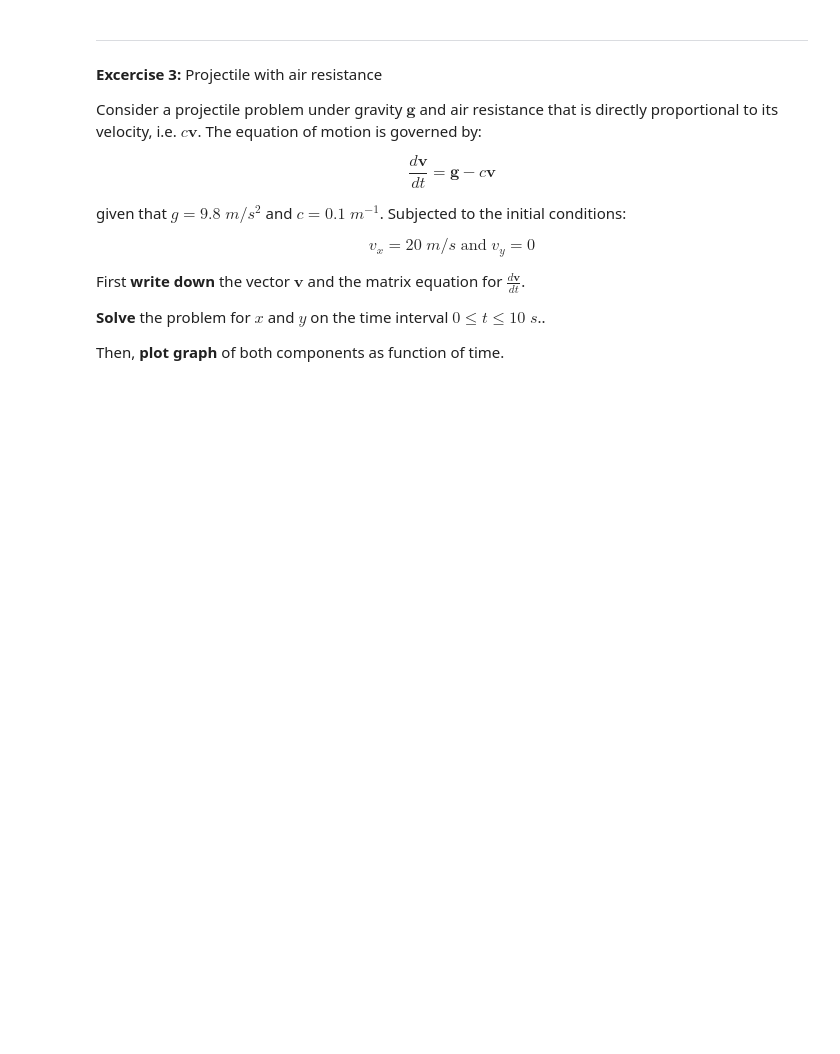
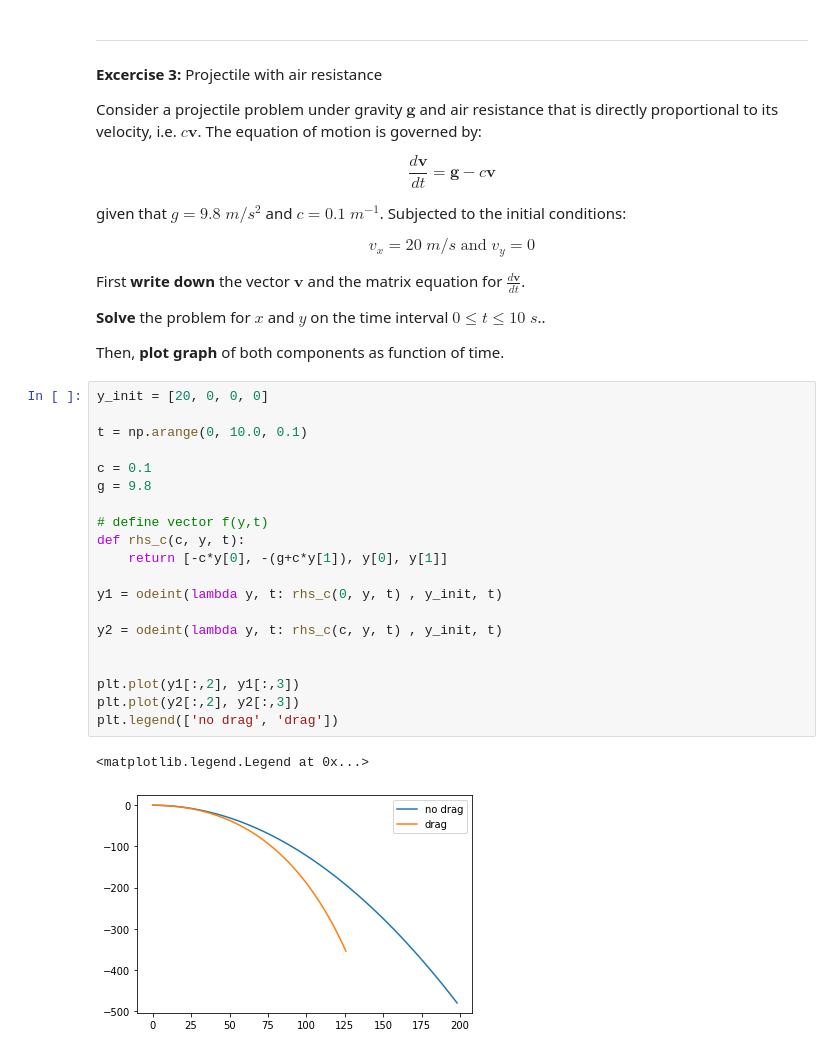
Before and after one commit to gigadot/ssm, a Jupyter notebook: Topic 01 - Ordinary Differential Equation (ODE)/1.2 Solving ODE - IVP.ipynb, the cells around one changed output. Saved outputs shown, nothing was run; the diff lists cells and outputs as text; blank space fills up the shorter version.

```diff
--- a/Topic 01 - Ordinary Differential Equation (ODE)/1.2 Solving ODE - IVP.ipynb
+++ b/Topic 01 - Ordinary Differential Equation (ODE)/1.2 Solving ODE - IVP.ipynb
@@ -217,3 +218,26 @@ First **write down** the vector $\mathbf{v}$ and the matrix equation for $\frac{
 **Solve** the problem for $x$ and $y$ on the time interval $0 \le t \le 10\; s$..
 
 Then, **plot graph** of both components as function of time.
+# %%
+y_init = [20, 0, 0, 0]
+
+t = np.arange(0, 10.0, 0.1)
+
+c = 0.1
+g = 9.8
+
+# define vector f(y,t)
+def rhs_c(c, y, t):
+    return [-c*y[0], -(g+c*y[1]), y[0], y[1]]
+
+y1 = odeint(lambda y, t: rhs_c(0, y, t) , y_init, t)
+
+y2 = odeint(lambda y, t: rhs_c(c, y, t) , y_init, t)
+
+
+plt.plot(y1[:,2], y1[:,3])
+plt.plot(y2[:,2], y2[:,3])
+plt.legend(['no drag', 'drag'])
+# %% [output]
+<matplotlib.legend.Legend at 0x...>
+[figure, added]
```
Also changed, not shown: parts of 2 cells of this notebook, 1 other file.
